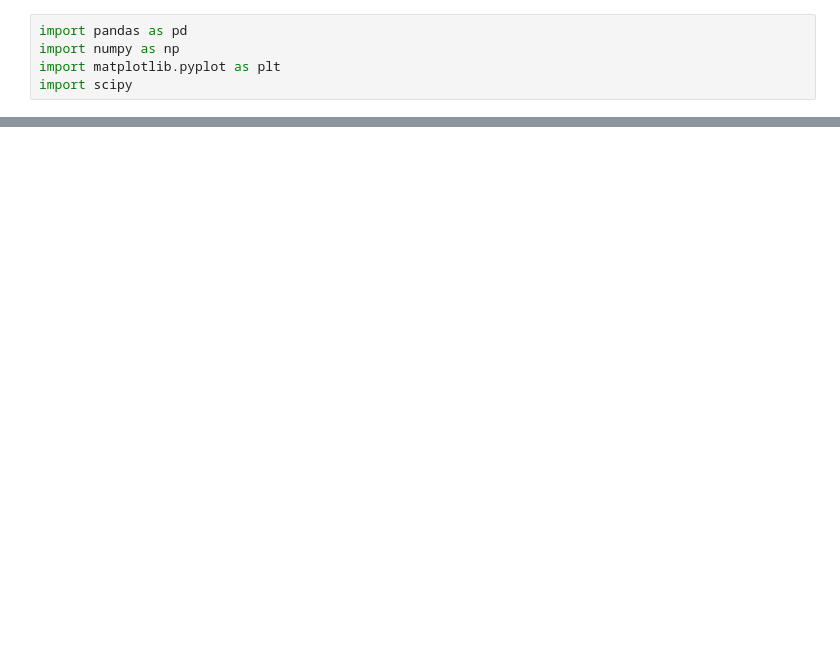
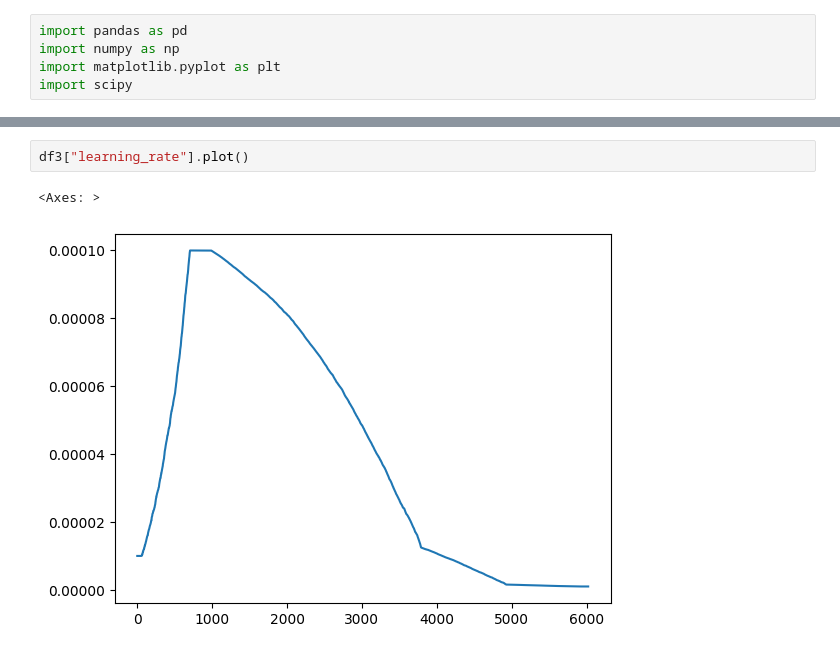
Before and after one commit to Lvlad0022/Diplomski, a Jupyter notebook: Untitled-1.ipynb, the cells around one changed output, grey strips where cells are left out. Cells and saved outputs as stored; diff of their text form; blank space fills up the shorter version.

```diff
--- a/Untitled-1.ipynb
+++ b/Untitled-1.ipynb
@@ -202 +27,6 @@ np.log(data2["loss_moving_avg"]).plot()
+# %%
+df3["learning_rate"].plot()
+# %% [output]
+<Axes: >
+[figure, added]
 # %%
```
Also changed, not shown: parts of 36 cells of this notebook, 10 other files.
